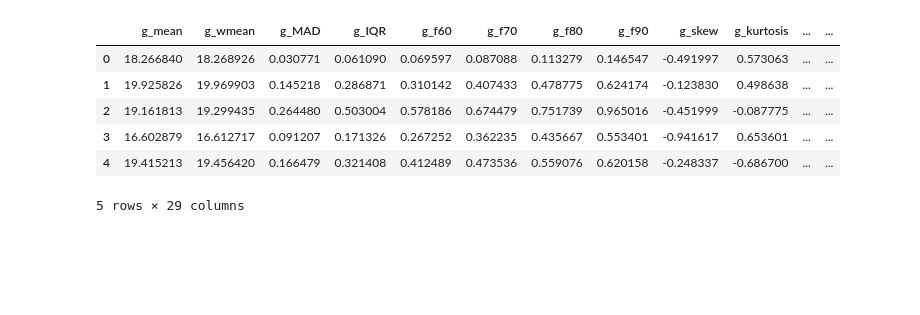
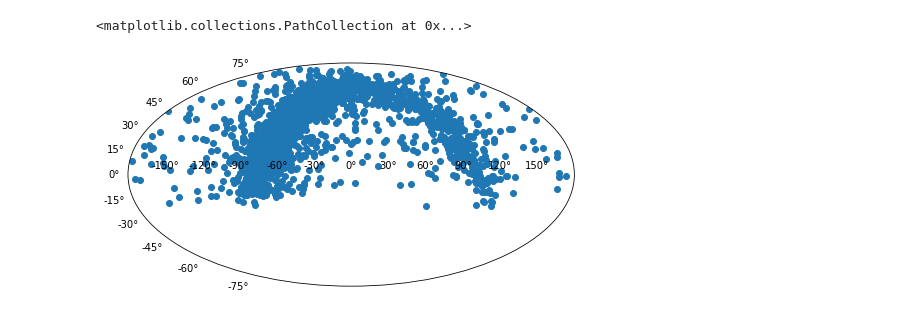
Before and after one commit to truptimr/UCSD-MLE-ZTF, a Jupyter notebook: Generate_lc_feature_dataframe.ipynb, the cells around one changed output. Drawn from its saved outputs; the diff is of its cells as text; code cells hidden in the pictures; blank space fills up the shorter version.

```diff
--- a/Generate_lc_feature_dataframe.ipynb
+++ b/Generate_lc_feature_dataframe.ipynb
@@ -235,5 +231,5 @@ features.to_csv('features2.csv',index=False)
 # %%
-df = pd.read_csv('features2.csv', header=None, skiprows=1)
-header = pd.read_csv('features2.csv', header=None, nrows=1)
+df = pd.read_csv('features2336.csv', header=None, skiprows=1)
+header = pd.read_csv('features2336.csv', header=None, nrows=1)
 df.columns = header.iloc[0]
 # %%
@@ -263,10 +244,0 @@ features['ID'] = labeled_data_sampled.ID.values
-# %%
-features.head()
-# %% [output]
-|  | g_mean | g_wmean | g_MAD | g_IQR | g_f60 | g_f70 | g_f80 | g_f90 | g_skew | g_kurtosis | ... | ... |
-| 0 | 18.266840 | 18.268926 | 0.030771 | 0.061090 | 0.069597 | 0.087088 | 0.113279 | 0.146547 | -0.491997 | 0.573063 | ... | ... |
-| 1 | 19.925826 | 19.969903 | 0.145218 | 0.286871 | 0.310142 | 0.407433 | 0.478775 | 0.624174 | -0.123830 | 0.498638 | ... | ... |
-| 2 | 19.161813 | 19.299435 | 0.264480 | 0.503004 | 0.578186 | 0.674479 | 0.751739 | 0.965016 | -0.451999 | -0.087775 | ... | ... |
-| 3 | 16.602879 | 16.612717 | 0.091207 | 0.171326 | 0.267252 | 0.362235 | 0.435667 | 0.553401 | -0.941617 | 0.653601 | ... | ... |
-| 4 | 19.415213 | 19.456420 | 0.166479 | 0.321408 | 0.412489 | 0.473536 | 0.559076 | 0.620158 | -0.248337 | -0.686700 | ... | ... |
-5 rows × 29 columns
@@ -274,0 +245,15 @@ features.to_csv('features2.csv',index=False)
+# %%
+import astropy.coordinates as coord
+import astropy.units as u
+
+ra = coord.Angle(df.RAdeg, unit=u.degree)
+
+ra = ra.wrap_at(180*u.degree)
+dec = coord.Angle(df.DEdeg, unit=u.degree)
+
+fig = plt.figure(figsize=(8,6))
+ax = fig.add_subplot(111, projection="mollweide")
+ax.scatter(ra.radian, dec.radian)
+# %% [output]
+<matplotlib.collections.PathCollection at 0x...>
+[figure, added]
```
Also changed, not shown: parts of 9 cells of this notebook, 1 other file.
